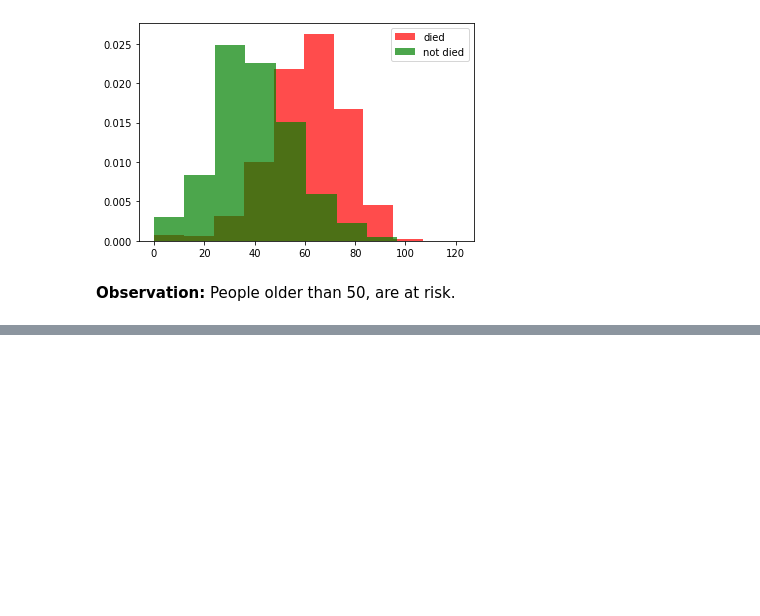
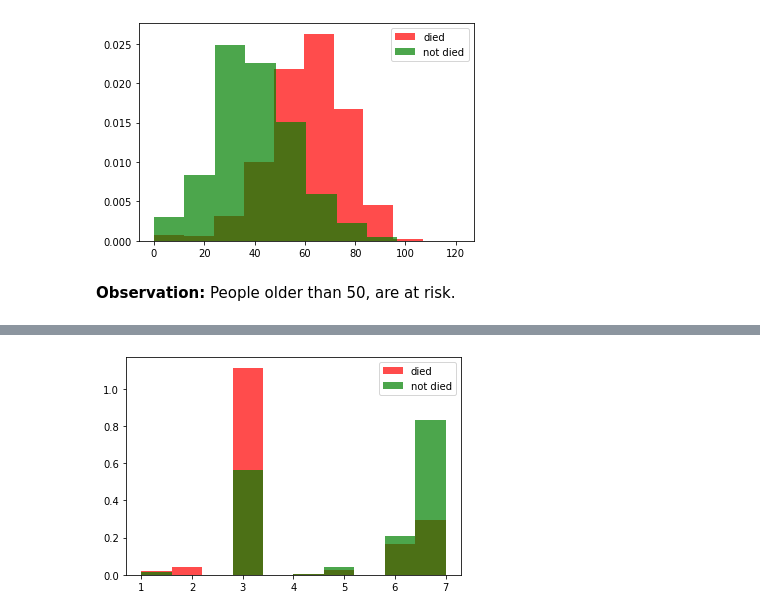
Before and after one commit to korzepadawid/covid-19-death-risk, a Jupyter notebook: covid_19_death_risk_analysis.ipynb, the cells around one changed output, grey strips where cells are left out. Drawn from its saved outputs; the diff is of its cells as text; code cells hidden in the pictures; blank space fills up the shorter version.

```diff
--- a/covid_19_death_risk_analysis.ipynb
+++ b/covid_19_death_risk_analysis.ipynb
@@ -146,0 +181,4 @@ plt.show()
+# %%
+plot_col_deaths_hist('CLASIFFICATION_FINAL')
+# %% [output]
+[figure, added]
```
Also changed, not shown: parts of 121 cells of this notebook.
